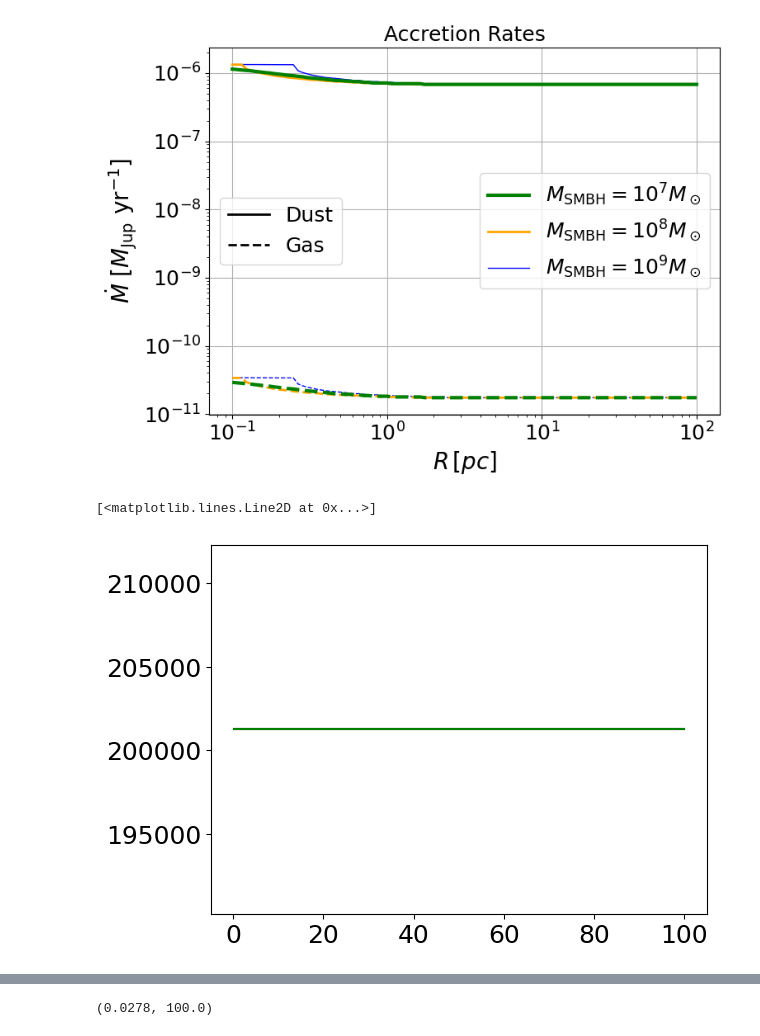
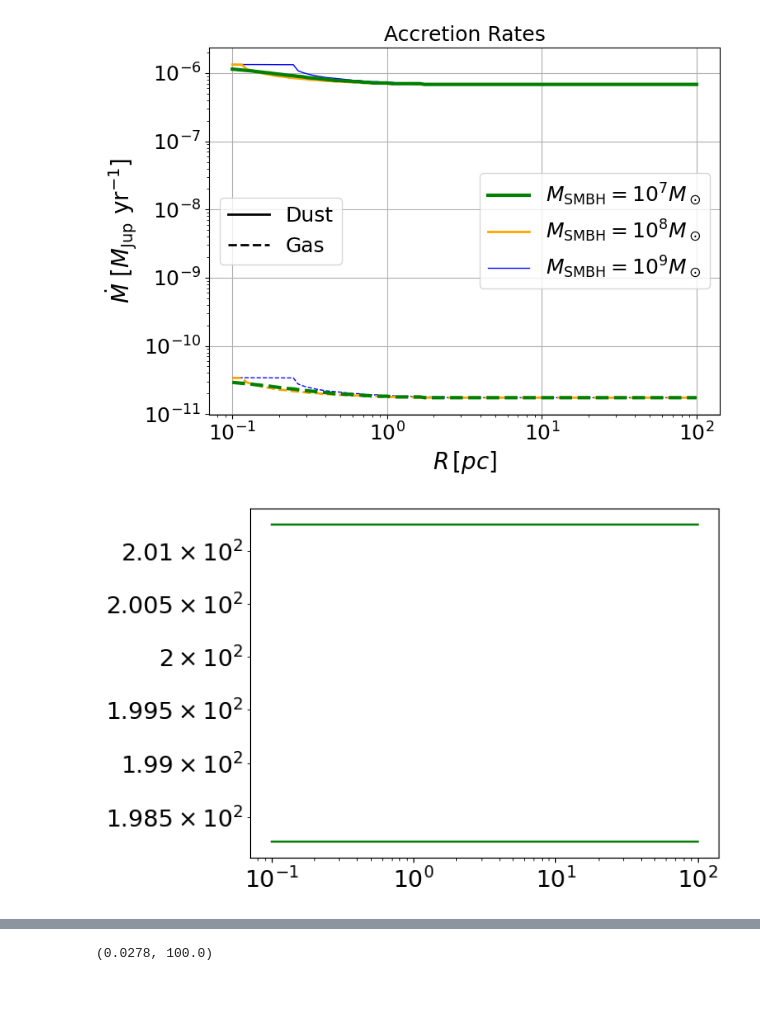
Before and after one commit to mbhupe/EmbeddedAGN, a Jupyter notebook: planetsAGN-magnetic_work.ipynb, the cells around one changed output, grey strips where cells are left out. Cells and saved outputs as stored; diff of their text form; code cells hidden in the pictures; blank space fills up the shorter version.

```diff
--- a/planetsAGN-magnetic_work.ipynb
+++ b/planetsAGN-magnetic_work.ipynb
@@ -1028,10 +1045,10 @@ cs = param_dic1['cs'][1]
 h = param_dic1['h'][1]
 Omega = param_dic1['Omega'][1]
 # fac1 = ratio between gas and dust accretion
-fac1 =  4*pi*rho*G**3 * mp**2  / cs**6
+fac1 =  4*pi*rho*G**3 / cs**6
 # ffac1 is the ratio mdot_xy/mdot_z in terms of mass ratio
-ffac1 =  4*pi*rho*G/(h**6*Omega**2)
-mdotxy1 = fac1 * mdotdust1
+ffac1 =  4*pi*rho*G/(h**6*Omega**2) / betam**3
+mdotxy1 = fac1 * mp**2 * mdotdust1
 
 
 plot(param_dic1['rrs'][1],mdotxy1/Mjup*yr,color='blue',linestyle='dashed',lw=1)
@@ -1043,9 +1060,9 @@ rho = param_dic2['rho'][1]
 cs = param_dic2['cs'][1]
 h = param_dic2['h'][1]
 Omega = param_dic2['Omega'][1]
-fac2 =  4*pi*rho*G**3 * mp**2  / cs**6
-ffac2 =  4*pi*rho*G/(h**6*Omega**2)
-mdotxy2 = fac2 * mdotdust2
+fac2 =  4*pi*rho*G**3  / cs**6
+ffac2 =  4*pi*rho*G/(h**6*Omega**2) / betam**3
+mdotxy2 = fac2 * mp**2 * mdotdust2
 plot(param_dic2['rrs'][1],mdotxy2/Mjup*yr,color='orange',linestyle='dashed',lw=2)
 plot(param_dic2['rrs'][1],mdotdust2/Mjup*yr,color='orange',linestyle='solid',lw=2,label=r'$M_{\rm SMBH}=10^8 M_\odot$')
 
@@ -1055,9 +1072,9 @@ rho = param_dic3['rho'][1]
 cs = param_dic3['cs'][1]
 h = param_dic3['h'][1]
 Omega = param_dic3['Omega'][1]
-fac3 =  4*pi*rho*G**3 * mp**2  / cs**6
-ffac3 =  4*pi*rho*G/(h**6*Omega**2)
-mdotxy3 = fac3 * mdotdust3
+fac3 =  4*pi*rho*G**3 / cs**6
+ffac3 =  4*pi*rho*G/(h**6*Omega**2) / betam**3
+mdotxy3 = fac3 * mp**2 * mdotdust3
 plot(param_dic3['rrs'][1],mdotxy3/Mjup*yr,color='green',linestyle='dashed',lw=3)
 plot(param_dic3['rrs'][1],mdotdust3/Mjup*yr,color='green',linestyle='solid',lw=3,label=r'$M_{\rm SMBH}=10^7 M_\odot$')
 
@@ -1099,16 +1116,28 @@ plt.savefig("accretion_dustgas.png", bbox_inches='tight')
 # %% [output]
 [figure]
 # %%
-qmin1=data1['mmin/Mjup'][1]*Mjup / (1e9*Msun)
-qmin2=data2['mmin/Mjup'][1]*Mjup / (1e8*Msun)
-qmin3=data3['mmin/Mjup'][1]*Mjup / (1e7*Msun)
+mp1=data1['mmin/Mjup'][1]*Mjup
+mp2=data2['mmin/Mjup'][1]*Mjup
+mp3=data3['mmin/Mjup'][1]*Mjup
 
-plot(param_dic1['rrs'][1],1/sqrt(ffac1) / qmin1 ,color='blue')
-plot(param_dic2['rrs'][1],1/sqrt(ffac2) / qmin2 ,color='orange')
-plot(param_dic3['rrs'][1],1/sqrt(ffac3) / qmin3 ,color='green')
+r1=param_dic1['rrs'][1]
+r2=param_dic2['rrs'][1]
+r3=param_dic3['rrs'][1]
 
-#yscale('log')
-#xscale('log')
+qmin1=mp1 / (1e9*Msun)
+qmin2=mp2 / (1e8*Msun)
+qmin3=mp3 / (1e7*Msun)
+
+plot(r1,1/(sqrt(ffac1) * qmin1) ,color='blue')
+plot(r2,1/(sqrt(ffac2) * qmin2) ,color='orange')
+plot(r3,1/(sqrt(ffac3) * qmin3) ,color='green')
+
+
+plot(r1,1/(sqrt(fac1) * mp1) ,color='blue')
+plot(r2,1/(sqrt(fac2) * mp2) ,color='orange')
+plot(r3,1/(sqrt(fac3) * mp3) ,color='green')
+
+yscale('log')
+xscale('log')
 # %% [output]
-[<matplotlib.lines.Line2D at 0x...>]
-[figure, old version]
+[figure, new version]
```
Also changed, not shown: parts of 12 cells of this notebook.
